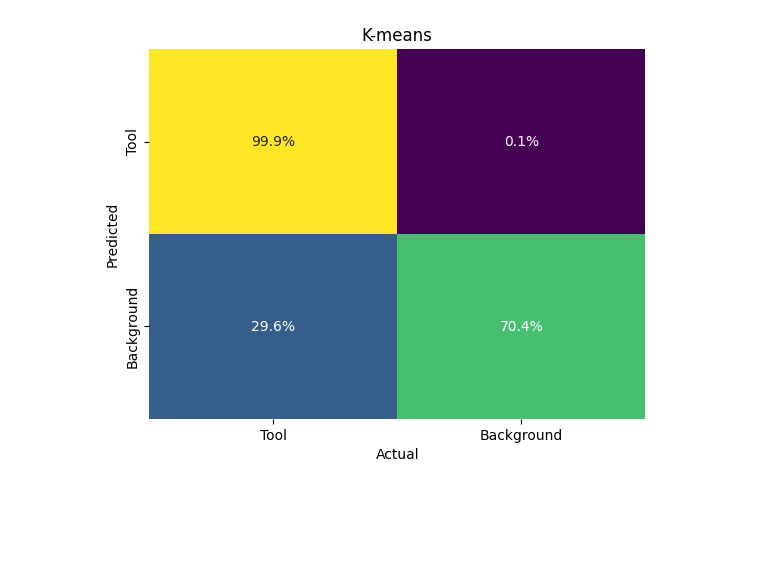
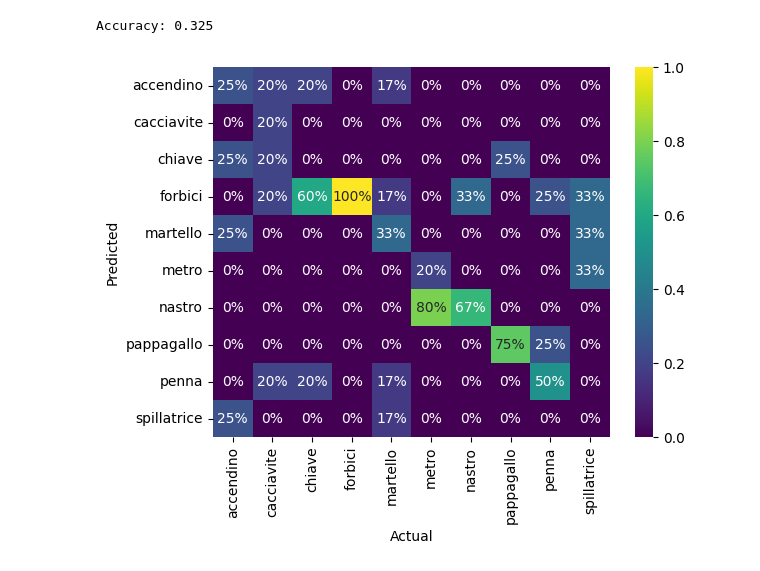
Before and after one commit to Matteo-Candi/Object_Detection, a Jupyter notebook: ground_truth.ipynb, the cells around one changed output. Cells and saved outputs as stored; diff of their text form; code cells hidden in the pictures; blank space fills up the shorter version.

```diff
--- a/ground_truth.ipynb
+++ b/ground_truth.ipynb
@@ -97,13 +96,36 @@ for tool in tqdm(tools):
-# %%
-sum_tp, sum_tn, sum_fp, sum_fn = sum(tp_tot), sum(tn_tot), sum(fp_tot), sum(fn_tot)
-
-cf_matrix = np.array([[sum_tp/(sum_tp+sum_fp), sum_fp/(sum_tp+sum_fp)],
-                       [sum_fn/(sum_tn+sum_fn), sum_tn/(sum_tn+sum_fn)]])
-
-labels = ['Tool', 'Background']
-sns.heatmap(cf_matrix, annot=True, cmap='viridis',  xticklabels=labels, yticklabels=labels, cbar=False, fmt=".1%")
-plt.title("K-means")
-plt.xlabel('Actual')
-plt.ylabel('Predicted');
-# %% [output]
-[figure, removed]
+# %%
+# Carica le feature estratte dall'immagine segmentata
+X = all_features
+
+# Carica le etichette di classe associate all'immagine segmentata
+y = y_labels
+
+# Dividi il dataset in un set di training e un set di test
+X_train, X_test, y_train, y_test = train_test_split(X, y, test_size=0.2, random_state=42)
+
+# Crea un albero decisionale
+clf = DecisionTreeClassifier()
+
+# Addestra il modello sull'insieme di training
+clf.fit(X_train, y_train)
+
+# Fai una previsione sul set di test
+y_pred = clf.predict(X_test)
+
+# Valuta la precisione del modello
+accuracy = accuracy_score(y_test, y_pred)
+
+print("Accuracy:", accuracy)
+
+cm = confusion_matrix(y_test, y_pred)
+cm = np.array(cm)
+col_sums = cm.sum(axis=0)
+cm = cm / col_sums[np.newaxis, :]
+# %%
+print("Accuracy:", accuracy)
+sns.heatmap(cm, annot=True, cmap='viridis', xticklabels=tools, yticklabels=tools, fmt=".0%")
+plt.xlabel('Actual')
+plt.ylabel('Predicted');
+# %% [output]
+Accuracy: 0.325
+[figure, added]
```
Also changed, not shown: parts of 5 cells of this notebook, 5 other files.
